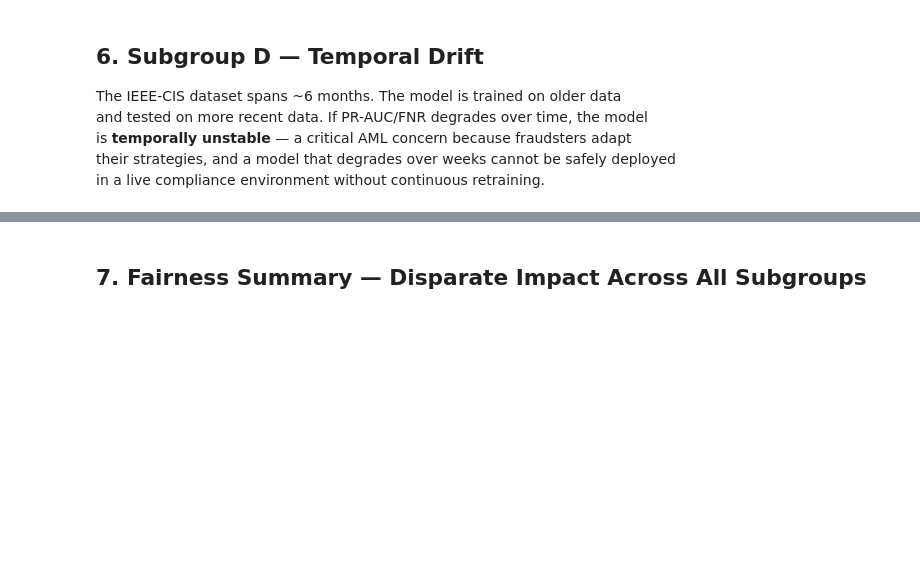
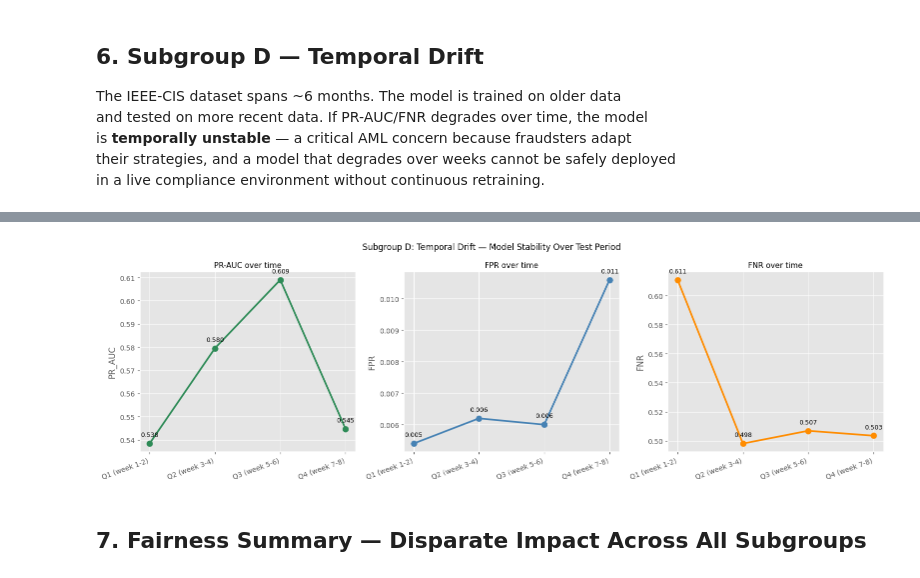
Before and after one commit to karol-duda/dss_thesis_aml_shap, a Jupyter notebook: notebooks/05_sprint5_ethics.ipynb, the cells around one changed output, grey strips where cells are left out. Cells and saved outputs as stored; diff of their text form; code cells hidden in the pictures; blank space fills up the shorter version.

```diff
--- a/notebooks/05_sprint5_ethics.ipynb
+++ b/notebooks/05_sprint5_ethics.ipynb
@@ -333,28 +420,35 @@ if len(df_temp) >= 2:
 # %%
+import os
+
 # Temporal drift line plot
 fig, axes = plt.subplots(1, 3, figsize=(16, 5))
 
 for ax, col, color, title in zip(
     axes,
     ['PR_AUC', 'FPR', 'FNR'],
     ['seagreen', 'steelblue', 'darkorange'],
     ['PR-AUC over time', 'FPR over time', 'FNR over time']
 ):
     ax.plot(range(len(df_temp)), df_temp[col], marker='o', color=color,
             linewidth=2.5, markersize=8)
     for xi, (_, row) in enumerate(df_temp.iterrows()):
         ax.annotate(f"{row[col]:.3f}", (xi, row[col]),
                     textcoords='offset points', xytext=(0, 10),
                     ha='center', fontsize=9)
     ax.set_xticks(range(len(df_temp)))
     ax.set_xticklabels(df_temp['Group'], rotation=20, ha='right')
     ax.set_title(title, fontsize=11)
     ax.set_ylabel(col)
 
 plt.suptitle('Subgroup D: Temporal Drift — Model Stability Over Test Period', fontsize=12)
 plt.tight_layout()
+
+# Ensure the directory exists before saving
+os.makedirs(f'{PATH}{PREFIX}', exist_ok=True)
 plt.savefig(f'{PATH}{PREFIX}ethics_temporal.png', dpi=150, bbox_inches='tight')
 plt.show()
+# %% [output]
+[figure, added]
 # %% [markdown]
 ## 7. Fairness Summary — Disparate Impact Across All Subgroups
 # %%
```
Also changed, not shown: parts of 14 cells of this notebook.
